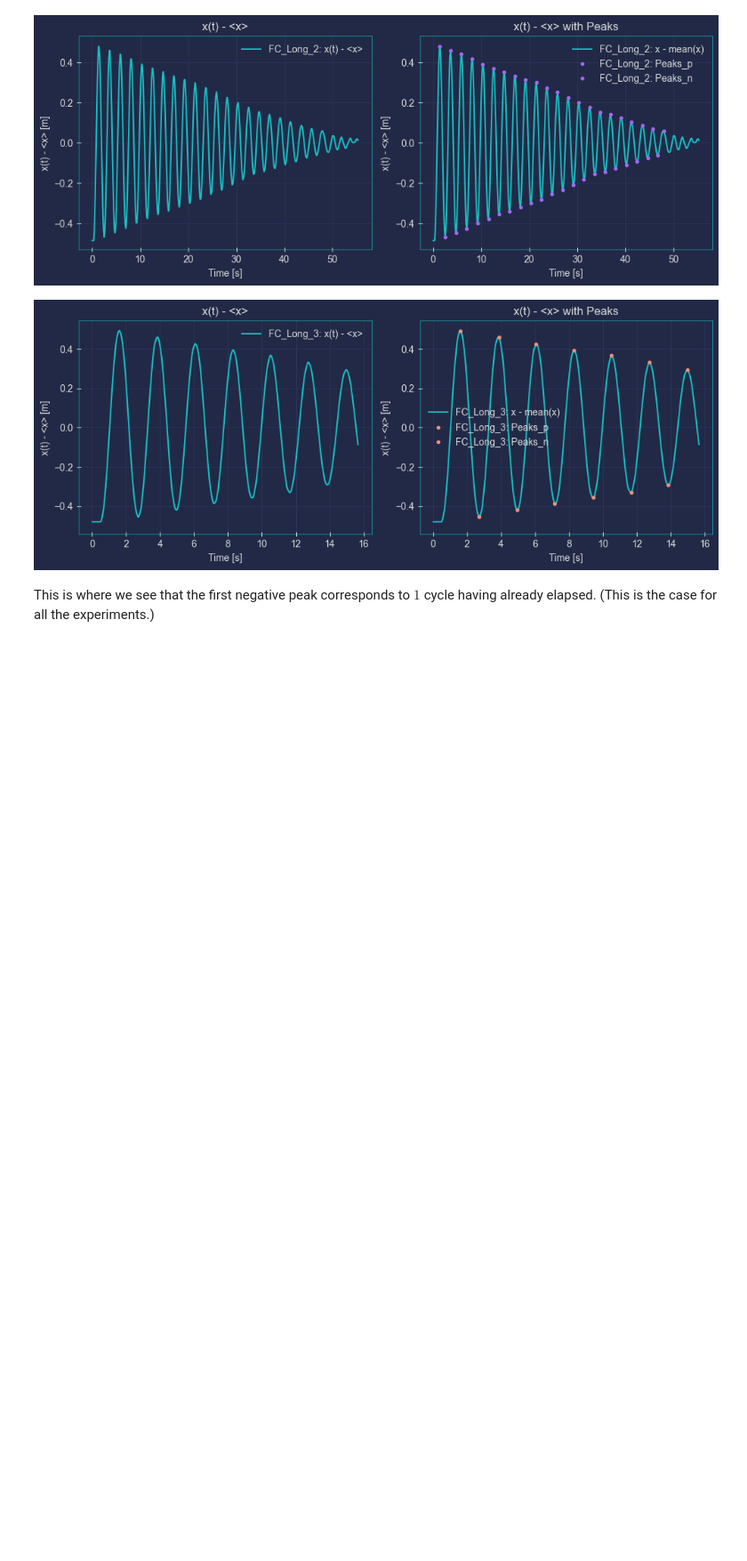
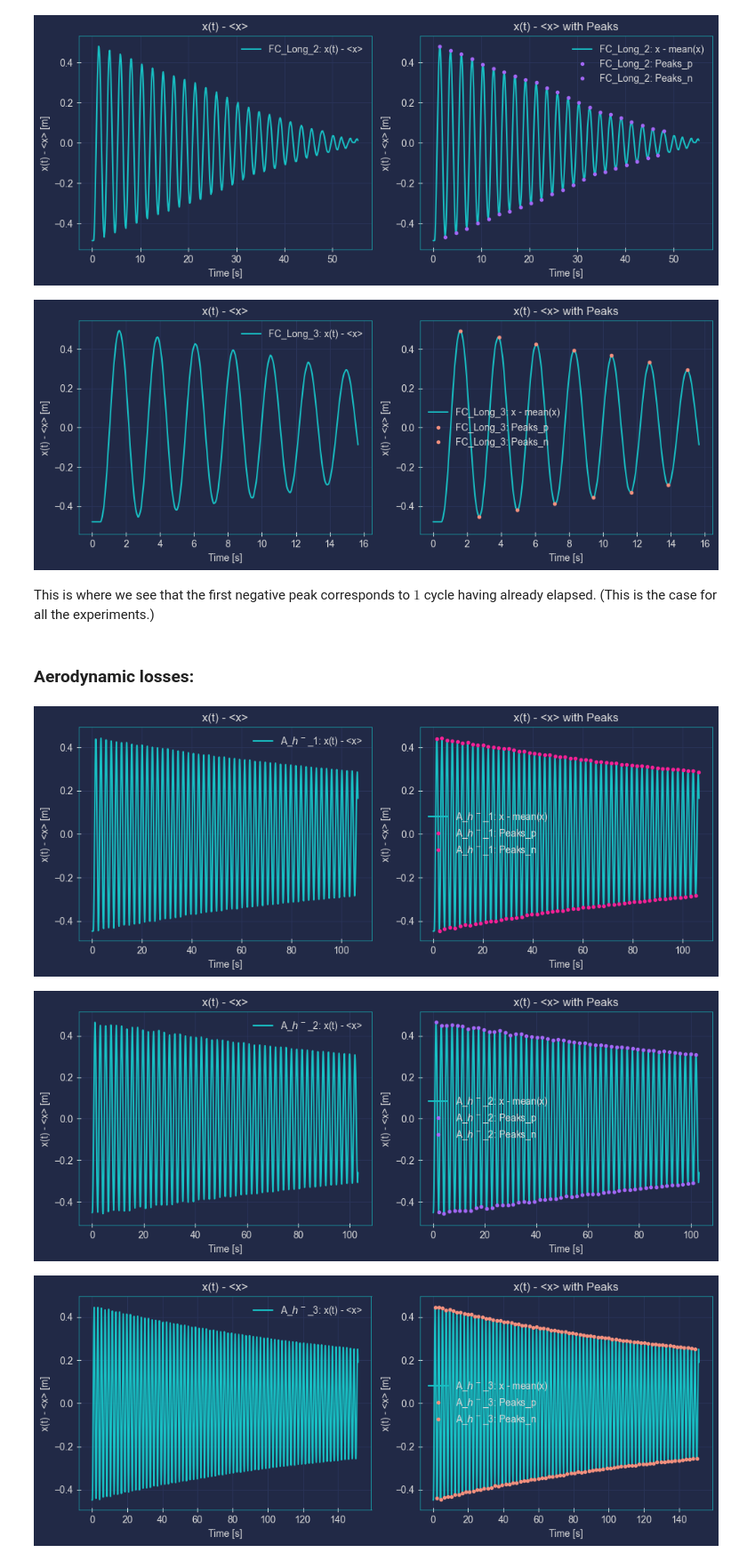
Before and after one commit to kaiuki2000/FC_vs._ZFC_Maglev, a Jupyter notebook: Notebooks/Maglev_losses.ipynb, the cells around one changed output. Shown at 89% size. Saved outputs shown, nothing was run; the diff lists cells and outputs as text; code cells hidden in the pictures; blank space fills up the shorter version.

Commit message:
Added some analysis, now including the aerodynamical losses (air drag).

```diff
--- a/Notebooks/Maglev_losses.ipynb
+++ b/Notebooks/Maglev_losses.ipynb
@@ -494,3 +494,52 @@ for i, df in enumerate([df_FC_Long_1, df_FC_Long_2, df_FC_Long_3]):
 [figure]
 # %% [markdown]
 This is where we see that the first negative peak corresponds to $1$ cycle having already elapsed. (This is the case for all the experiments.)
+# %% [markdown]
+### Aerodynamic losses:
+# %%
+df_A_h_m_1 = pd.read_csv('../Data/Aerodynamics/h-/A_h-_1.csv', skiprows = 1, delimiter = ';')
+df_A_h_m_2 = pd.read_csv('../Data/Aerodynamics/h-/A_h-_2.csv', skiprows = 1, delimiter = ';')
+df_A_h_m_4 = pd.read_csv('../Data/Aerodynamics/h-/A_h-_4.csv', skiprows = 1, delimiter = ';')
+
+# Iterate over the dataframes
+for i, df in enumerate([df_A_h_m_1, df_A_h_m_2, df_A_h_m_4]):
+
+    # Create the figures and subplots
+    fig1, axs1 = plt.subplots(1, 2, figsize=(10, 4))
+
+    # Read the data
+    t = df['t']
+    x = df['x']
+    y = df['y']
+
+    # Find the peaks
+    new_x = x - np.mean(x)
+    peaks_p, _ = find_peaks(new_x, distance=35, prominence=0.1)  # t[35] = 1.166 s. This is the minimum time between peaks.
+    peaks_n, _ = find_peaks(-new_x, distance=35, prominence=0.1)
+
+    # Plot the first subplot of the first figure
+    axs1[0].plot(t, x - np.mean(x), label=f'A_$h^-$_{i+1}: x(t) - <x>')
+    axs1[0].set_xlabel('Time [s]')
+    axs1[0].set_ylabel('x(t) - <x> [m]')
+    axs1[0].set_ylim(-max(x - np.mean(x)) - 0.05, max(x - np.mean(x)) + 0.05)
+    axs1[0].set_title('x(t) - <x>')
+    axs1[0].legend()
+
+    # Plot the second subplot of the first figure
+    axs1[1].plot(t, new_x, label=f'A_$h^-$_{i+1}: x - mean(x)')
+    axs1[1].plot(t[peaks_p], new_x[peaks_p], f'.C{i+1}', label=rf'A_$h^-$_{i+1}: Peaks_p')
+    axs1[1].plot(t[peaks_n], new_x[peaks_n], f'.C{i+1}', label=rf'A_$h^-$_{i+1}: Peaks_n')
+    axs1[1].set_xlabel('Time [s]')
+    axs1[1].set_ylabel('x(t) - <x> [m]')
+    axs1[1].set_ylim(-max(new_x) - 0.05, max(new_x) + 0.05)
+    axs1[1].set_title('x(t) - <x> with Peaks')
+    axs1[1].legend()
+
+    fig1.tight_layout()
+
+    # Show the figures
+    plt.show(fig1)
+# %% [output]
+[figure, added]
+[figure, added]
+[figure, added]
```
Also changed, not shown: parts of 7 cells of this notebook, 11 other files.
